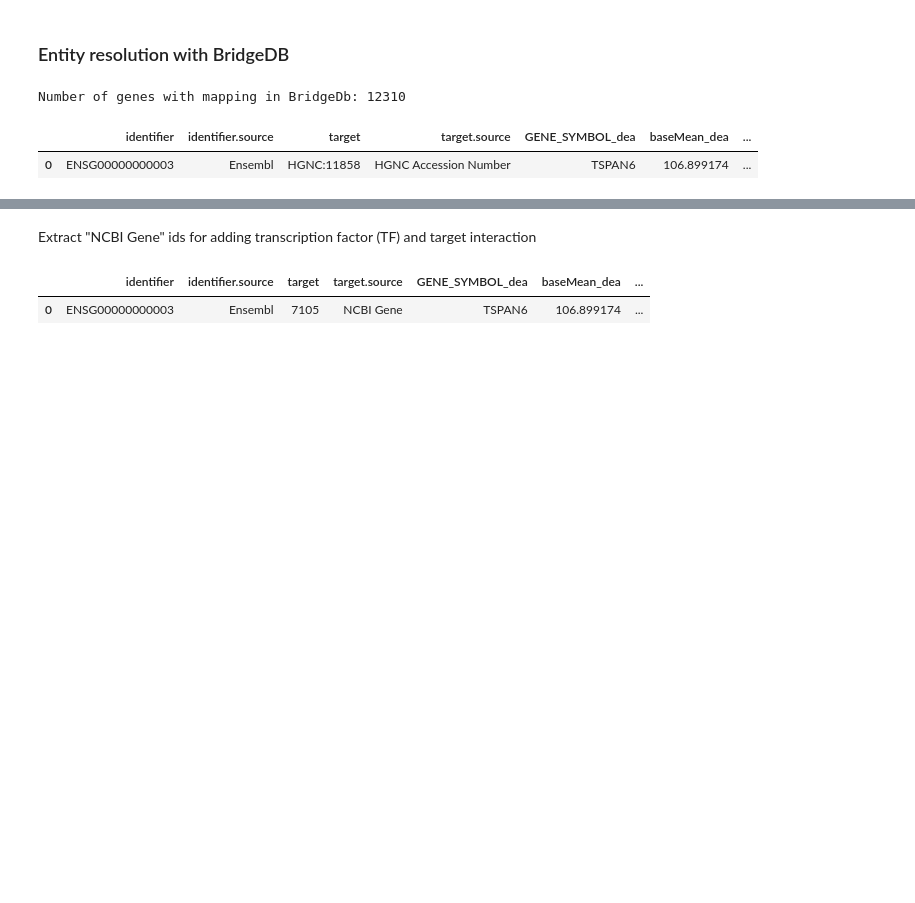
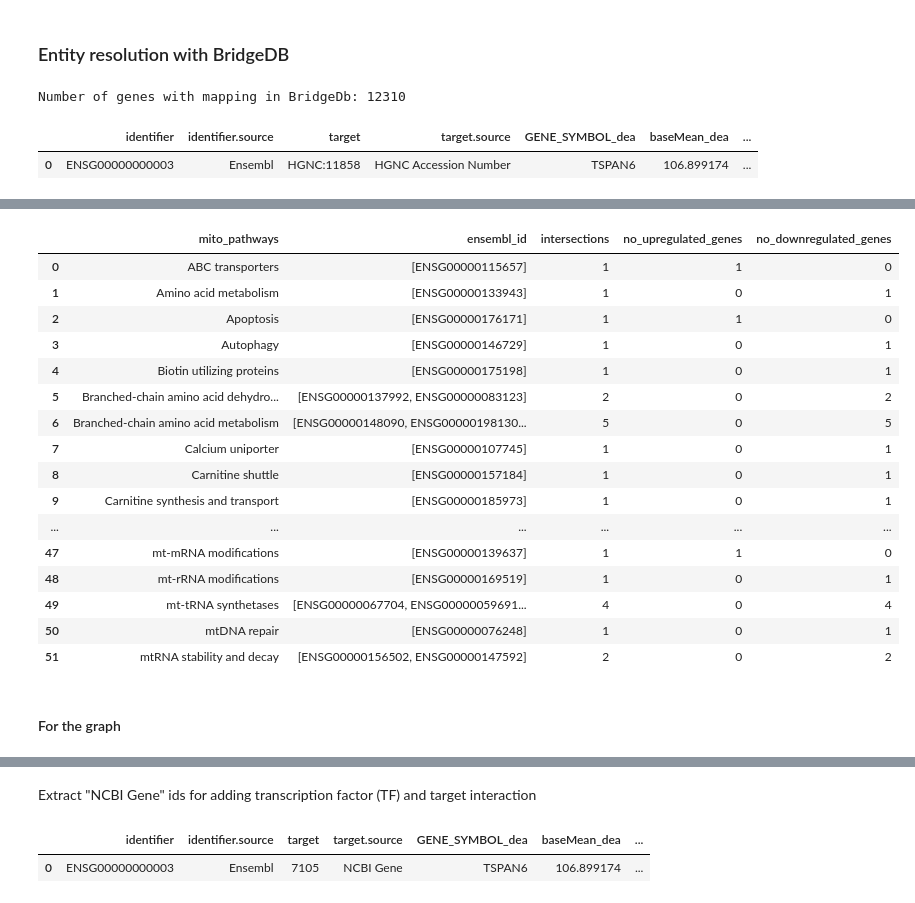
Before and after one commit to BioDataFuse/pyBiodatafuse, a Jupyter notebook: examples/usecases/mito/graph_generation_human.ipynb, the cells around one changed output, grey strips where cells are left out. Saved outputs shown, nothing was run; the diff lists cells and outputs as text; code cells hidden in the pictures; blank space fills up the shorter version.

```diff
--- a/examples/usecases/mito/graph_generation_human.ipynb
+++ b/examples/usecases/mito/graph_generation_human.ipynb
@@ -87,0 +314,6 @@ Number of genes with mapping in BridgeDb: 12310
+# %%
+mitocarta_human_selected = mitocarta_human_selected.dropna(subset=["mito_pathways"]).reset_index(drop=True) # Drop rows with missing mito_pathways
+mitocarta_human_selected["ensembl_id"] = mitocarta_human_selected["ensembl_id"].str.split("|")
+mitocarta_human_selected = mitocarta_human_selected.explode("ensembl_id").reset_index(drop=True)
+# %%
+mitocarta_human_selected = mitocarta_human_selected[mitocarta_human_selected["ensembl_id"].isin(bridgedb_df_human["identifier"][bridgedb_df_human["padj_dea"] < 0.05])] # Keep only significant genes existing in our dataset
@@ -87,0 +332,7 @@ Number of genes with mapping in BridgeDb: 12310
+# %%
+aggregated_mitocarta_human_selected = mitocarta_human_selected.groupby("mito_pathways").agg(
+    {
+        "ensembl_id": list,
+    }
+).reset_index()
+aggregated_mitocarta_human_selected["intersections"] = aggregated_mitocarta_human_selected["ensembl_id"].apply(len)
@@ -87,0 +347,4 @@ Number of genes with mapping in BridgeDb: 12310
+# %%
+aggregated_mitocarta_human_selected[["no_upregulated_genes", "no_downregulated_genes"]]  = aggregated_mitocarta_human_selected["ensembl_id"].apply(
+    lambda genes: pd.Series(count_up_down(genes, bridgedb_df_human[bridgedb_df_human["target.source"] == "Ensembl"]))
+)
@@ -87,0 +353,22 @@ Number of genes with mapping in BridgeDb: 12310
+# %%
+aggregated_mitocarta_human_selected
+# %% [output]
+|  | mito_pathways | ensembl_id | intersections | no_upregulated_genes | no_downregulated_genes |
+| 0 | ABC transporters | [ENSG00000115657] | 1 | 1 | 0 |
+| 1 | Amino acid metabolism | [ENSG00000133943] | 1 | 0 | 1 |
+| 2 | Apoptosis | [ENSG00000176171] | 1 | 1 | 0 |
+| 3 | Autophagy | [ENSG00000146729] | 1 | 0 | 1 |
+| 4 | Biotin utilizing proteins | [ENSG00000175198] | 1 | 0 | 1 |
+| 5 | Branched-chain amino acid dehydro... | [ENSG00000137992, ENSG00000083123] | 2 | 0 | 2 |
+| 6 | Branched-chain amino acid metabolism | [ENSG00000148090, ENSG00000198130... | 5 | 0 | 5 |
+| 7 | Calcium uniporter | [ENSG00000107745] | 1 | 0 | 1 |
+| 8 | Carnitine shuttle | [ENSG00000157184] | 1 | 0 | 1 |
+| 9 | Carnitine synthesis and transport | [ENSG00000185973] | 1 | 0 | 1 |
+| ... | ... | ... | ... | ... | ... |
+| 47 | mt-mRNA modifications | [ENSG00000139637] | 1 | 1 | 0 |
+| 48 | mt-rRNA modifications | [ENSG00000169519] | 1 | 0 | 1 |
+| 49 | mt-tRNA synthetases | [ENSG00000067704, ENSG00000059691... | 4 | 0 | 4 |
+| 50 | mtDNA repair | [ENSG00000076248] | 1 | 0 | 1 |
+| 51 | mtRNA stability and decay | [ENSG00000156502, ENSG00000147592] | 2 | 0 | 2 |
+# %% [markdown]
+#### For the graph
```
Also changed, not shown: parts of 61 cells of this notebook, 1 other file.
